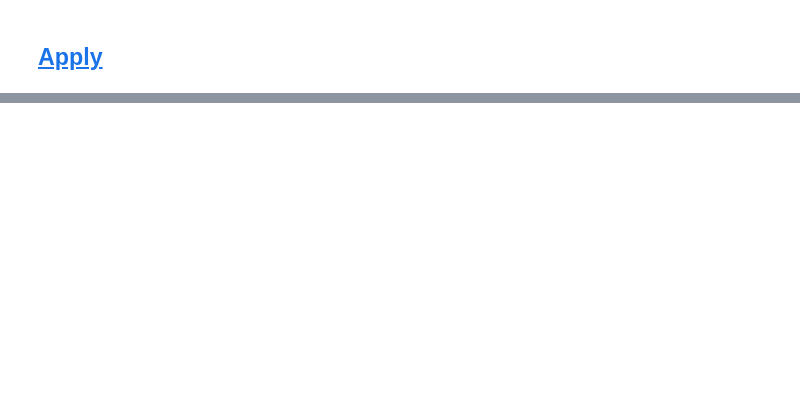
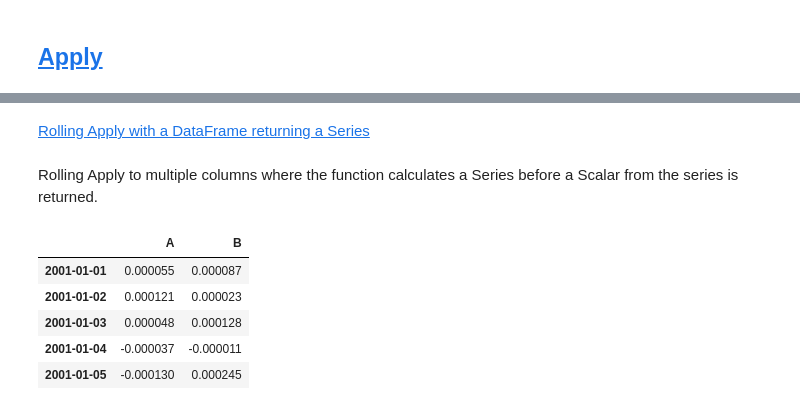
Before and after one commit to bgroveben/python3_machine_learning_projects, a Jupyter notebook: learn_kaggle/pandas/pandas_cookbook.ipynb, the cells around one changed output, grey strips where cells are left out. Cells and saved outputs as stored; diff of their text form; code cells hidden in the pictures; blank space fills up the shorter version.

Commit message:
Begin working with rolling_apply

```diff
--- a/learn_kaggle/pandas/pandas_cookbook.ipynb
+++ b/learn_kaggle/pandas/pandas_cookbook.ipynb
@@ -1348,0 +1374,16 @@ plt.show()
+# %% [markdown]
+[Rolling Apply with a DataFrame returning a Series](https://stackoverflow.com/questions/19121854/using-rolling-apply-on-a-dataframe-object)
+# %% [markdown]
+Rolling Apply to multiple columns where the function calculates a Series before a Scalar from the series is returned.
+# %%
+df = pd.DataFrame(data=np.random.randn(2000,2)/10000,
+                 index=pd.date_range('2001-01-01',periods=2000),
+                 columns=['A','B'])
+df.head()
+# %% [output]
+|  | A | B |
+| 2001-01-01 | 0.000055 | 0.000087 |
+| 2001-01-02 | 0.000121 | 0.000023 |
+| 2001-01-03 | 0.000048 | 0.000128 |
+| 2001-01-04 | -0.000037 | -0.000011 |
+| 2001-01-05 | -0.000130 | 0.000245 |
```
Also changed, not shown: parts of 21 cells of this notebook.
